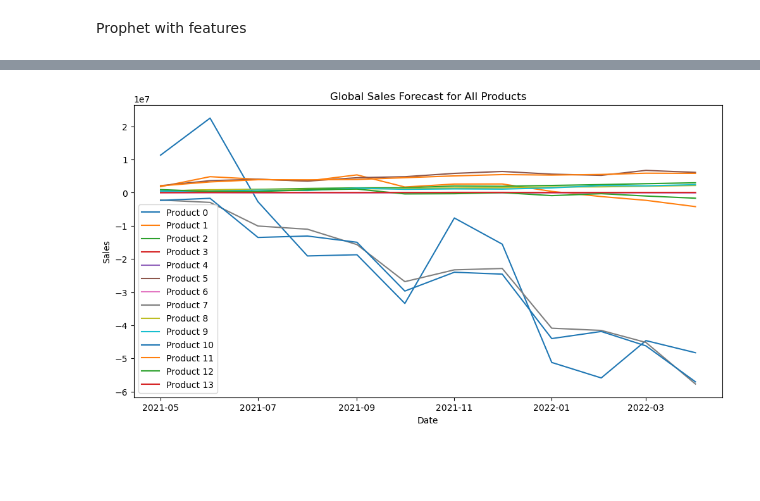
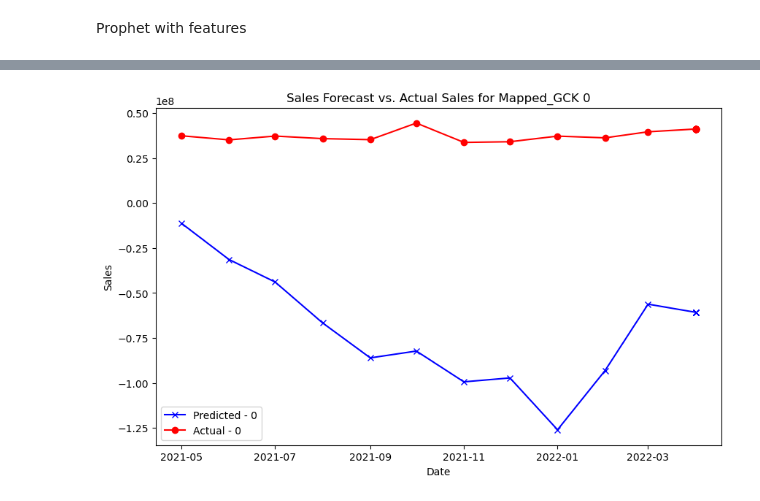
Before and after one commit to RubenCMarques/Case-2--Siemens-Sales-Forecast, a Jupyter notebook: Notebooks/Ruben_wks.ipynb, the cells around one changed output, grey strips where cells are left out. Drawn from its saved outputs; the diff is of its cells as text; code cells hidden in the pictures; blank space fills up the shorter version.

```diff
--- a/Notebooks/Ruben_wks.ipynb
+++ b/Notebooks/Ruben_wks.ipynb
@@ -90,12 +109,8 @@ sales_data.sample(5)
+# %%
+df['DaysSinceStart'] = (df['date'] - df['date'].min()).dt.days
 # %% [markdown]
 # Feature Selection
 # %%
-# Ensure 'Date_my' is in datetime format for both datasets
-market_data['date'] = pd.to_datetime(market_data['date'])
-
-# Merge sales data with market index data on
-df = sales_data.merge(market_data, on='date', how='left')
-
 # Extract time-based features
 df['Year'] = df['date'].dt.year
 df['Month'] = df['date'].dt.month
@@ -181,4 +169,3 @@ features = ['MAB_ELE_PRO276',
 # %%
 # Filtering the features
 df_model = df.copy()
-df_model = df_model[features]
@@ -187,10 +172,3 @@ df_model = df_model[features]
-# %%
-encoder = LabelEncoder()
-
-# Fit and transform the data
-encoded_data = encoder.fit_transform(df_model['Mapped_GCK'])
-
-df_model['Mapped_GCK'] = encoded_data
 # %%
 df_model['ds'] = df_model['date']
 df_model['y'] = df_model['Sales_EUR']
@@ -266,23 +306,25 @@ ValueError: Found input variables with inconsistent numbers of samples: [12, 49]
 # %% [markdown]
 Prophet with features
 # %%
+model_name = "Prophet_with_features"
 forecasts = {}
 
-plt.figure(figsize=(12, 6))  # Create a single figure
-
-# Loop over each unique product ID
+# Loop over each unique Mapped_GCK
 for product in X_train['Mapped_GCK'].unique():
 
-    train_data = X_train[X_train['Mapped_GCK'] == product]
-    test_data = X_test[X_test['Mapped_GCK'] == product]
-    train_data['floor'] = 0
-    train_data['cap'] = train_data['y'].max() * 1.5
+    # Select the top 10 features for the current product
+    top_features = top_features_per_product.get(product, [])  # Get saved features
+
+    train_data = X_train[X_train['Mapped_GCK'] == product][['ds', 'y'] + top_features]
+    test_data = X_test[X_test['Mapped_GCK'] == product][['ds', 'y'] + top_features]
+    train_data[top_features] = train_data[top_features].astype(float)
+    test_data[top_features] = test_data[top_features].astype(float)
 
     # Initialize Prophet model
-    model = Prophet(growth='logistic')
+    model = Prophet()
 
-    # Add each feature as a regressor
-    for feature in features_model:
+    # Add each top feature as a regressor
+    for feature in top_features:
         model.add_regressor(feature)
 
     # Fit the model on training data
@@ -290,22 +332,37 @@ for product in X_train['Mapped_GCK'].unique():
 
     # Create future dataframe using test data
     future = test_data[['ds']].copy()
-    for feature in features_model:
-        future[feature] = test_data[feature].values  # Ensure alignment
-        future['floor'] = 0
-        future['cap'] = train_data['y'].max() * 1.5
+    for feature in top_features:
+        future[feature] = test_data[feature].values
 
     # Predict sales
     forecast = model.predict(future)
-    forecasts[product] = forecast  # Store results
+    forecasts[product] = forecast
 
-    # Plot each product's forecast on the same figure
-    plt.plot(forecast['ds'], forecast['yhat'], label=f'Product {product}')
+    # Compute RMSE
+    rmse = root_mean_squared_error(test_data['y'], forecast['yhat'])
 
-# Finalize the global plot
-plt.xlabel('Date')
-plt.ylabel('Sales')
-plt.title('Global Sales Forecast for All Products')
-plt.legend()  # Show product labels
-plt.show()
+    # Store RMSE in dictionary
+    if product not in rmse_results:
+        rmse_results[product] = {}  # Create entry if not exists
+    rmse_results[product][model_name] = rmse  # Store RMSE for this model
+
+    # Create a new figure for each product
+    plt.figure(figsize=(10, 6))
+
+    # Plot forecasted sales (yhat)
+    plt.plot(forecast['ds'], forecast['yhat'], marker='x', label=f'Predicted - {product}', color='blue')
+
+    # Plot actual sales (from test data)
+    plt.plot(test_data['ds'], test_data['y'], marker='o', label=f'Actual - {product}', color='red')
+
+    # Finalize the plot
+    plt.xlabel('Date')
+    plt.ylabel('Sales')
+    plt.title(f'Sales Forecast vs. Actual Sales for Mapped_GCK {product}')
+    plt.legend()
+    plt.show()
+
+# Convert dictionary to DataFrame
+rmse_df = pd.DataFrame.from_dict(rmse_results, orient='index')
 # %% [output]
@@ -329 +371 @@ plt.show()
-[figure, old version]
+[figure, new version]
```
Also changed, not shown: parts of 39 cells of this notebook.
